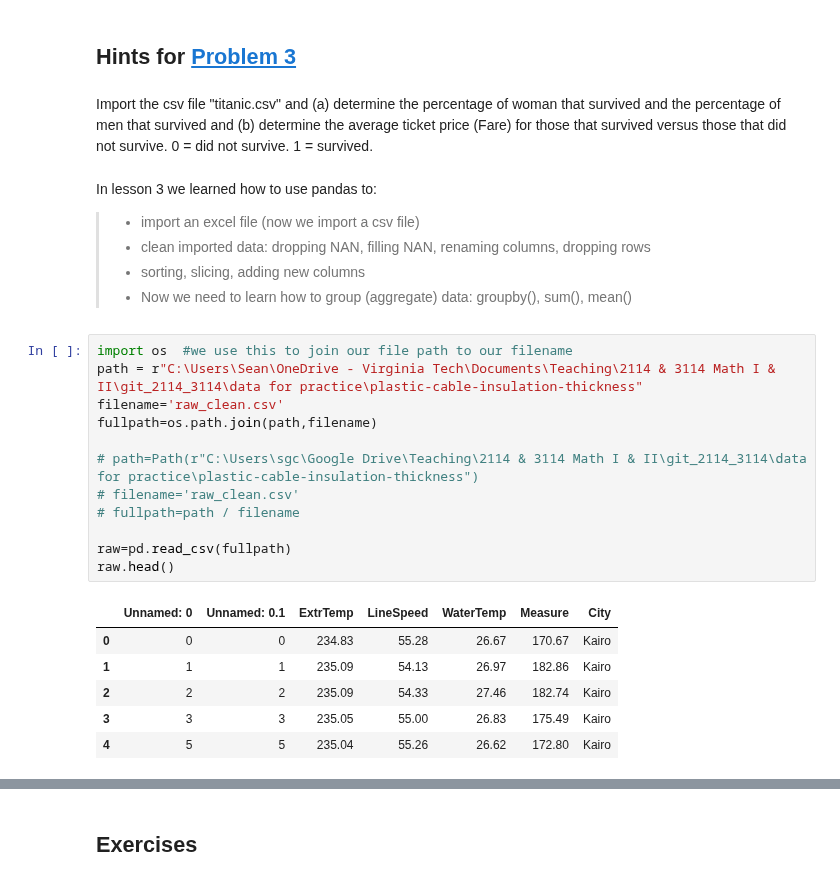
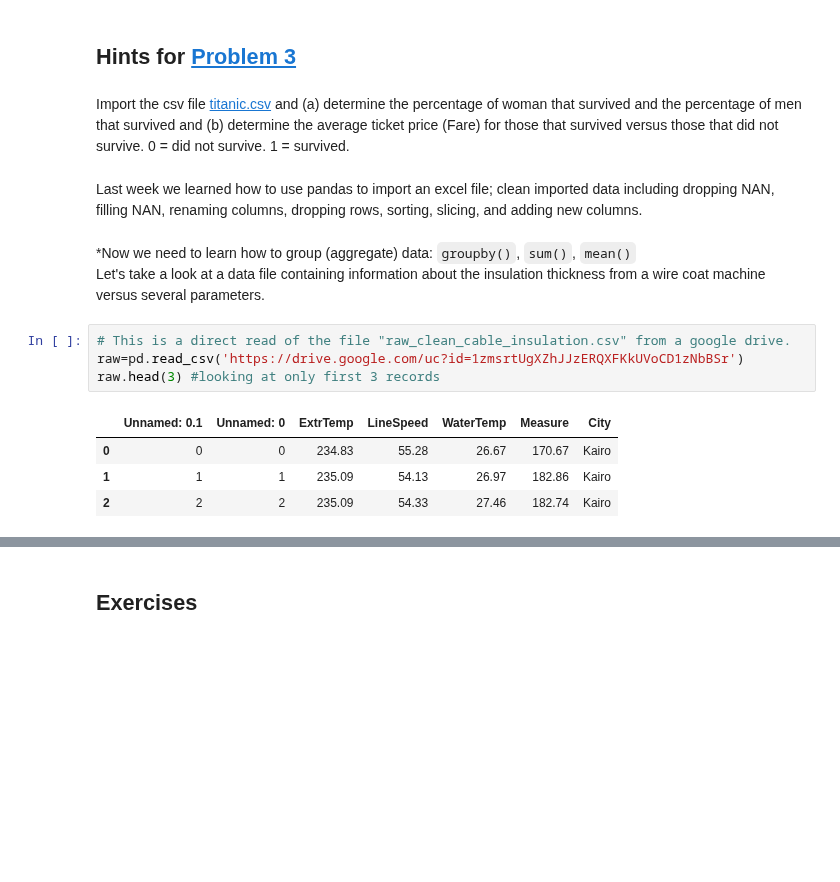
Before and after one commit to sgcorcoran/Python-for-MSE, a Jupyter notebook: lessons_2114/04_plotting_and_equation_solving.ipynb, the cells around one changed output, grey strips where cells are left out. Cells and saved outputs as stored; diff of their text form; blank space fills up the shorter version.

```diff
--- a/lessons_2114/04_plotting_and_equation_solving.ipynb
+++ b/lessons_2114/04_plotting_and_equation_solving.ipynb
@@ -153,31 +154,20 @@ linspace: notice this skips from 100 to 20506 for the first point
 # %% [markdown]
 ## Hints for [Problem 3](#problem-3)
 # %% [markdown]
-Import the csv file "titanic.csv" and (a) determine the percentage of woman that survived and the percentage of men that survived and (b) determine the average ticket price (Fare) for those that survived versus those that did not survive.  0 = did not survive. 1 = survived.
+Import the csv file [titanic.csv](https://drive.google.com/uc?export=download&id=1ELCvnr0WjQcglNlmxhqzsAOK8DnPaHW_) and (a) determine the percentage of woman that survived and the percentage of men that survived and (b) determine the average ticket price (Fare) for those that survived versus those that did not survive.  0 = did not survive. 1 = survived.
 # %% [markdown]
-In lesson 3 we learned how to use pandas to:
-> * import an excel file (now we import a csv file)
-> * clean imported data: dropping NAN, filling NAN, renaming columns, dropping rows
-> * sorting, slicing, adding new columns
-> * Now we need to learn how to group (aggregate) data:  groupby(), sum(), mean()
+Last week we learned how to use pandas to import an excel file; clean imported data including dropping NAN, filling NAN, renaming columns, dropping rows, sorting, slicing, and adding new columns.
-# %%
-import os  #we use this to join our file path to our filename
-path = r"C:\Users\Sean\OneDrive - Virginia Tech\Documents\Teaching\2114 & 3114 Math I & II\git_2114_3114\data for practice\plastic-cable-insulation-thickness"
-filename='raw_clean.csv'
-fullpath=os.path.join(path,filename)
-
-# path=Path(r"C:\Users\sgc\Google Drive\Teaching\2114 & 3114 Math I & II\git_2114_3114\data for practice\plastic-cable-insulation-thickness")
-# filename='raw_clean.csv'
-# fullpath=path / filename
-
-raw=pd.read_csv(fullpath)
-raw.head()
-# %% [output]
-|  | Unnamed: 0 | Unnamed: 0.1 | ExtrTemp | LineSpeed | WaterTemp | Measure | City |
-| 0 | 0 | 0 | 234.83 | 55.28 | 26.67 | 170.67 | Kairo |
-| 1 | 1 | 1 | 235.09 | 54.13 | 26.97 | 182.86 | Kairo |
-| 2 | 2 | 2 | 235.09 | 54.33 | 27.46 | 182.74 | Kairo |
-| 3 | 3 | 3 | 235.05 | 55.00 | 26.83 | 175.49 | Kairo |
-| 4 | 5 | 5 | 235.04 | 55.26 | 26.62 | 172.80 | Kairo |
+# %% [markdown]
+*Now we need to learn how to group (aggregate) data:  `groupby()`, `sum()`, `mean()`
+Let's take a look at a data file containing information about the insulation thickness from a wire coat machine versus several parameters.
+# %%
+# This is a direct read of the file "raw_clean_cable_insulation.csv" from a google drive.
+raw=pd.read_csv('https://drive.google.com/uc?id=1zmsrtUgXZhJJzERQXFKkUVoCD1zNbBSr')
+raw.head(3) #looking at only first 3 records
+# %% [output]
+|  | Unnamed: 0.1 | Unnamed: 0 | ExtrTemp | LineSpeed | WaterTemp | Measure | City |
+| 0 | 0 | 0 | 234.83 | 55.28 | 26.67 | 170.67 | Kairo |
+| 1 | 1 | 1 | 235.09 | 54.13 | 26.97 | 182.86 | Kairo |
+| 2 | 2 | 2 | 235.09 | 54.33 | 27.46 | 182.74 | Kairo |
 # %%
 # dropping first two columns here since I don't need them
```
Also changed, not shown: parts of 12 cells of this notebook.
